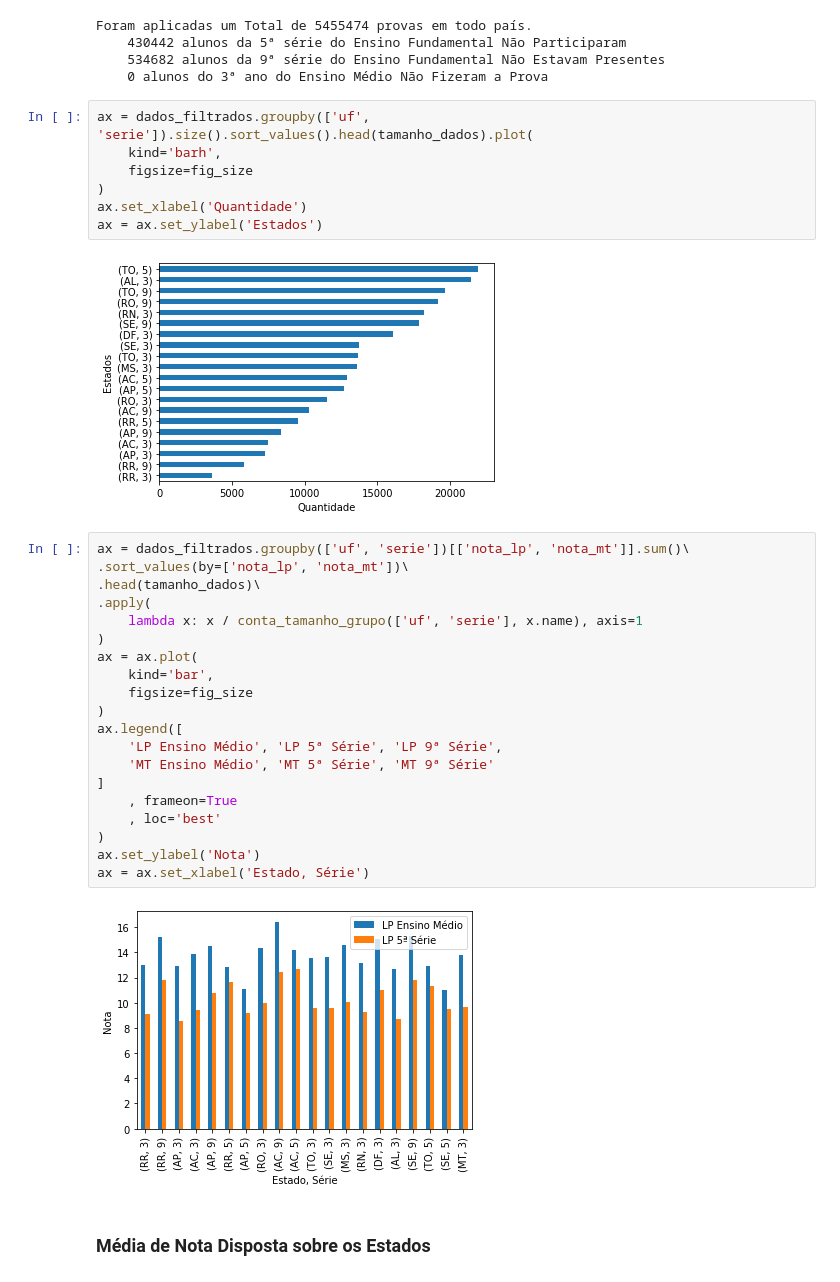
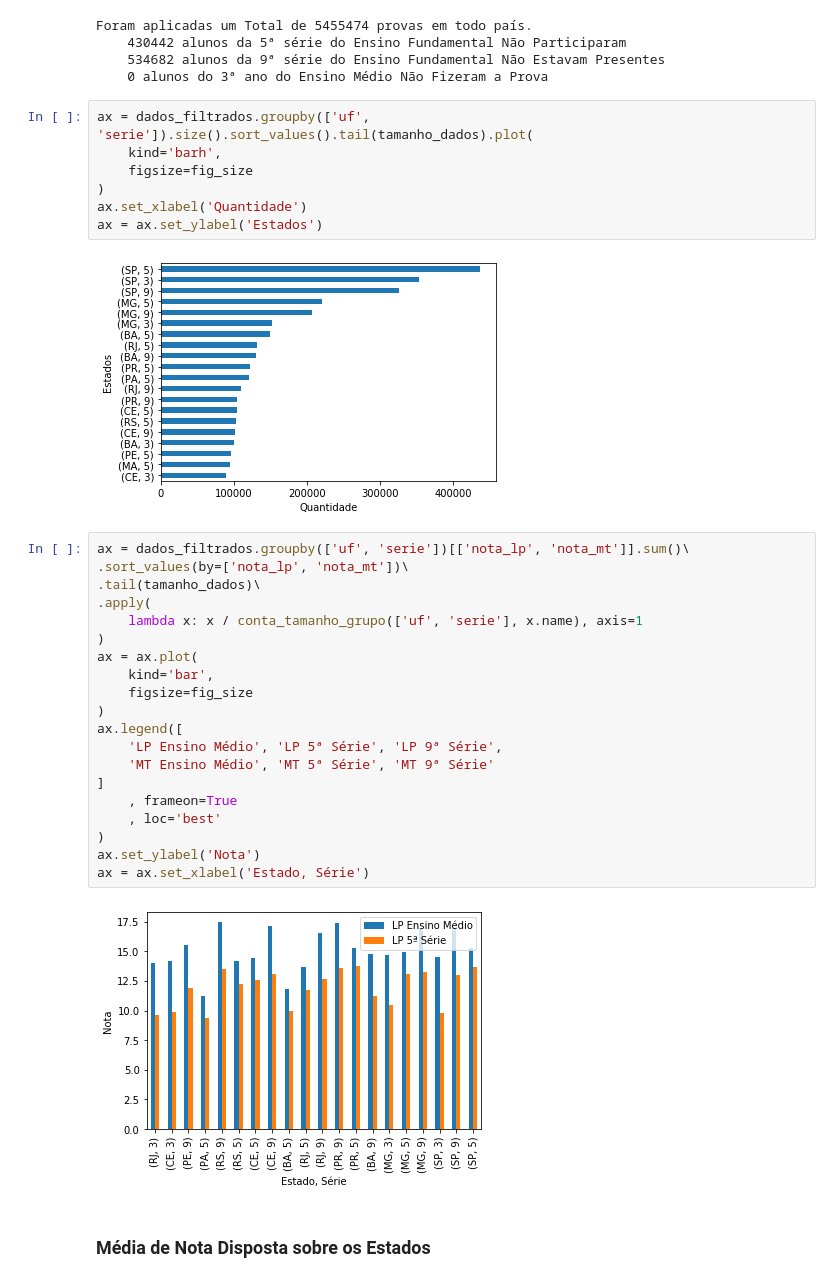
Before and after one commit to GomesDosSantos/AnaliseANEB, a Jupyter notebook: Livro.ipynb, the cells around one changed output. Drawn from its saved outputs; the diff is of its cells as text.

Commit message:
Sort_values corrigido

```diff
--- a/Livro.ipynb
+++ b/Livro.ipynb
@@ -484,36 +487,36 @@ Foram aplicadas um Total de 5455474 provas em todo país.
     534682 alunos da 9ª série do Ensino Fundamental Não Estavam Presentes
     0 alunos do 3ª ano do Ensino Médio Não Fizeram a Prova
 # %%
-ax = dados_filtrados.groupby(['uf', 'serie']).size().sort_values().head(tamanho_dados).plot(
+ax = dados_filtrados.groupby(['uf', 'serie']).size().sort_values().tail(tamanho_dados).plot(
     kind='barh',
     figsize=fig_size
 )
 ax.set_xlabel('Quantidade')
 ax = ax.set_ylabel('Estados')
 # %% [output]
-[figure, old version]
+[figure, new version]
 # %%
 ax = dados_filtrados.groupby(['uf', 'serie'])[['nota_lp', 'nota_mt']].sum()\
 .sort_values(by=['nota_lp', 'nota_mt'])\
-.head(tamanho_dados)\
+.tail(tamanho_dados)\
 .apply(
     lambda x: x / conta_tamanho_grupo(['uf', 'serie'], x.name), axis=1
 )
 ax = ax.plot(
     kind='bar',
     figsize=fig_size
 )
 ax.legend([
     'LP Ensino Médio', 'LP 5ª Série', 'LP 9ª Série',
     'MT Ensino Médio', 'MT 5ª Série', 'MT 9ª Série'
 ]
     , frameon=True
     , loc='best'
 )
 ax.set_ylabel('Nota')
 ax = ax.set_xlabel('Estado, Série')
 # %% [output]
-[figure, old version]
+[figure, new version]
 # %% [markdown]
 ### Média de Nota Disposta sobre os Estados
 # %% [markdown]
```
Also changed, not shown: parts of 16 cells of this notebook.
